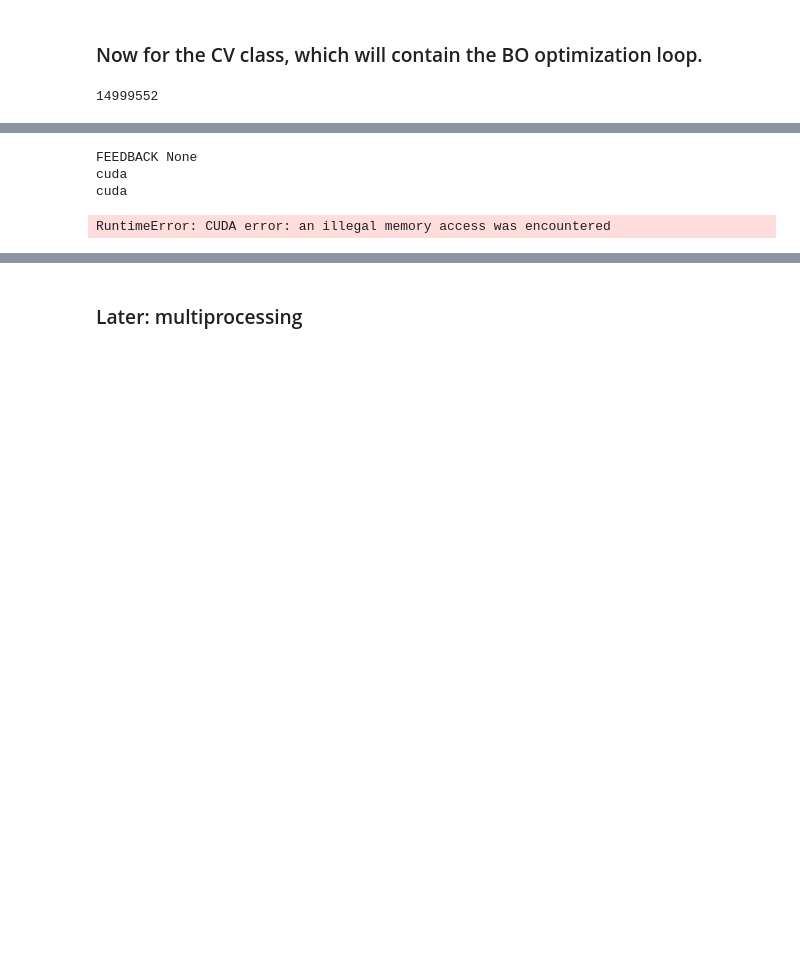
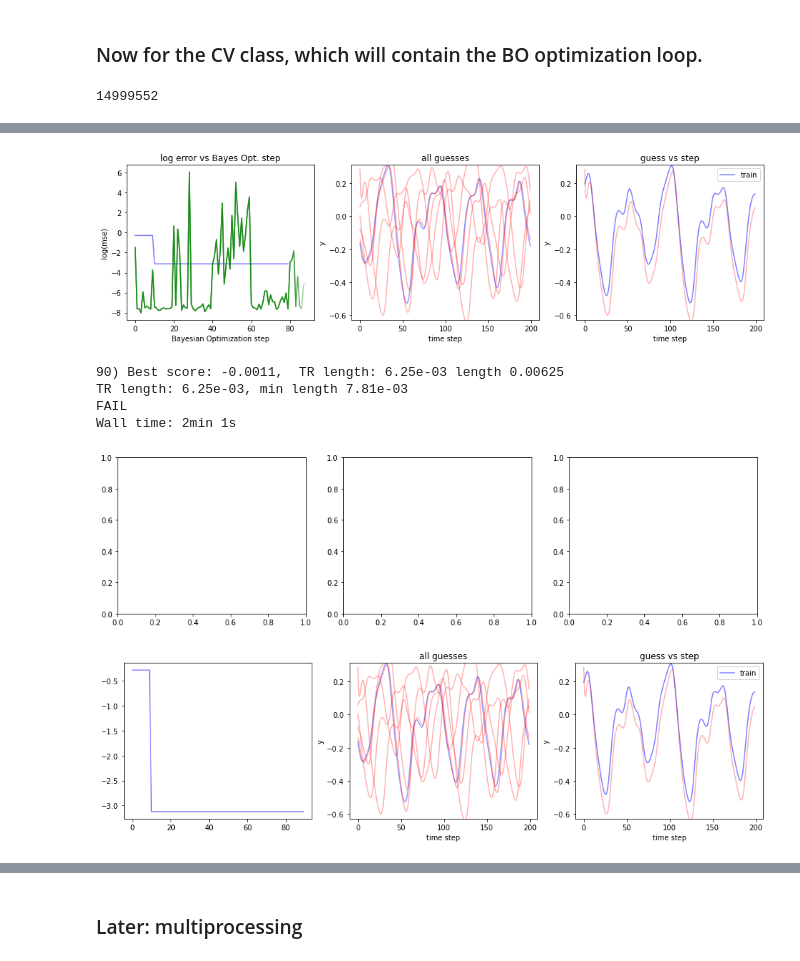
Before and after one commit to blindedjoy/RcTorch, a Jupyter notebook: turbo_1.ipynb, the cells around one changed output, grey strips where cells are left out. Drawn from its saved outputs; the diff is of its cells as text; code cells hidden in the pictures; blank space fills up the shorter version.

```diff
--- a/turbo_1.ipynb
+++ b/turbo_1.ipynb
@@ -2442,25 +2423,28 @@ nan
 # %%
 %%time
 %matplotlib inline
 #### eps isn't what it used to be.
 
 bounds_dict = {"spectral_radius" : (0,1),
                "connectivity" : (-5,0),
                "regularization": (-4,4),
                "leaking_rate" : 0.95,#(0, 1),
                "bias" : (-3,3),
                "n_nodes" : 1000,
                "feedback": 1}
 esn_cv = EchoStateNetworkCV(bounds = bounds_dict, subsequence_length = 1000,
-                            steps_ahead = 1, scoring_method = "mse", interactive = False, random_seed = 123,
-                            eps = 3, initial_samples = 10, approximate_reservoir = False, length_min = 2 ** - 1,
-                            batch_size = 50)
+                            steps_ahead = 1, scoring_method = "mse", interactive = True, random_seed = 123,
+                            eps = 3, initial_samples = 10, approximate_reservoir = False, length_min = 2 ** - 7,
+                            batch_size = 10)
 vals = esn_cv.optimize(train)
 # %% [output]
+[figure, added]
-FEEDBACK None
-cuda
-cuda
+90) Best score: -0.0011,  TR length: 6.25e-03 length 0.00625
+TR length: 6.25e-03, min length 7.81e-03
+FAIL
+Wall time: 2min 1s
-RuntimeError: CUDA error: an illegal memory access was encountered
+[figure, added]
+[figure, added]
 # %%
 pl.plot(esn_cv.iteration_durations)
 print(np.mean(esn_cv.iteration_durations))
```
Also changed, not shown: parts of 10 cells of this notebook.
